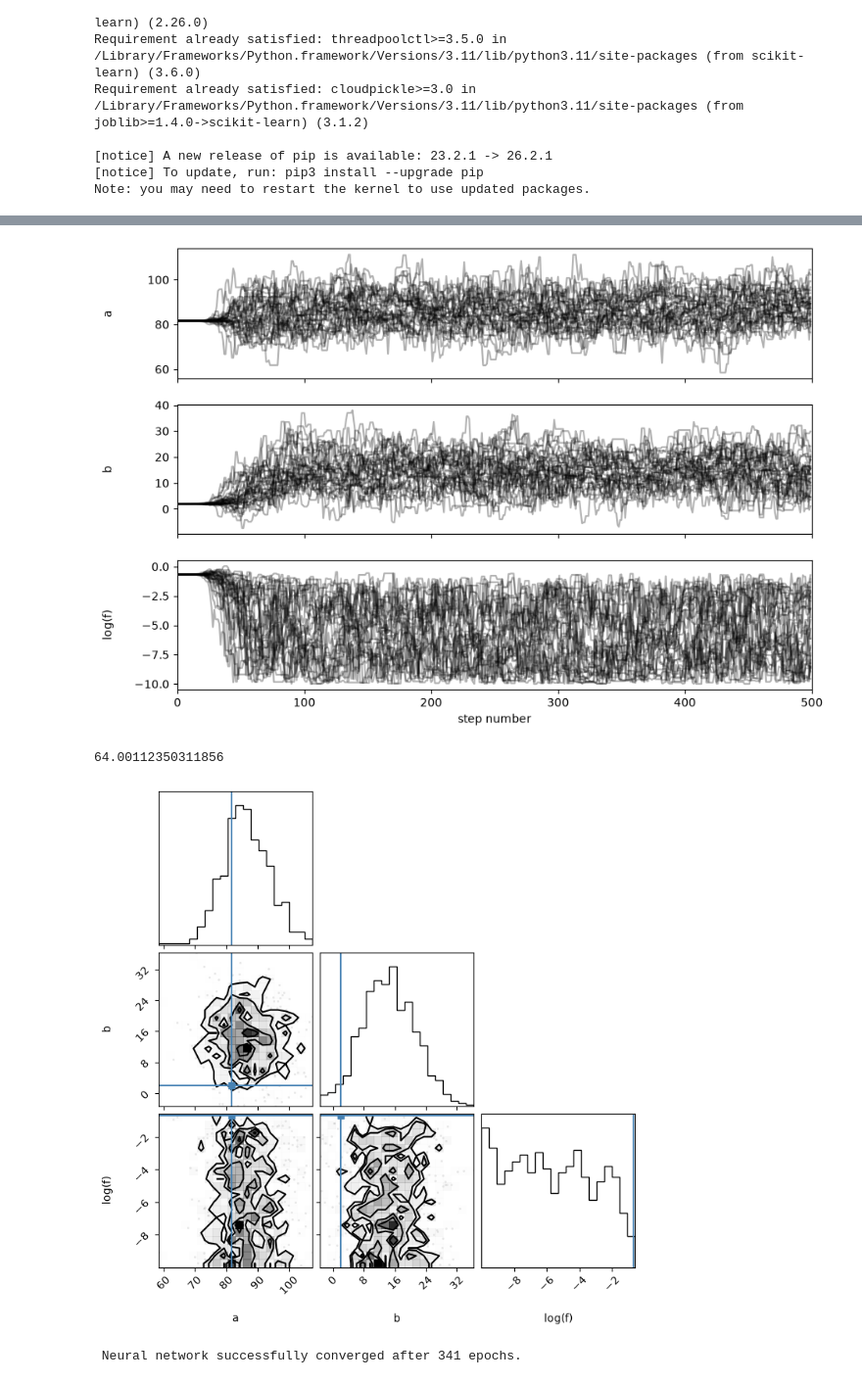
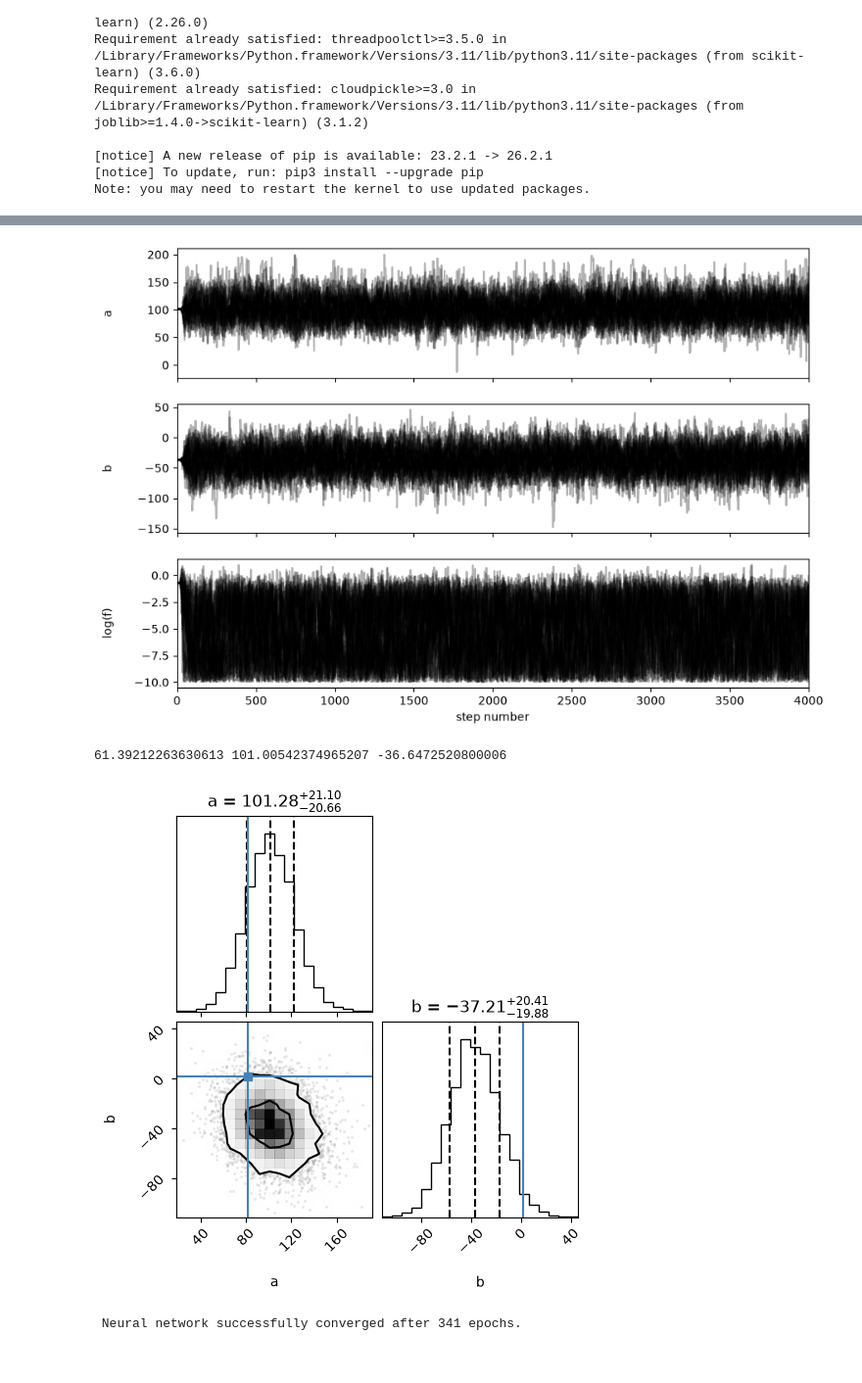
Before and after one commit to jarachisholm/SBI_clustering, a Jupyter notebook: first_notebook.ipynb, the cells around one changed output, grey strips where cells are left out. Shown at 98% size. Saved outputs shown, nothing was run; the diff lists cells and outputs as text; code cells hidden in the pictures.

```diff
--- a/first_notebook.ipynb
+++ b/first_notebook.ipynb
@@ -180,8 +181,8 @@ Note: you may need to restart the kernel to use updated packages.
 # %%
 from sklearn.datasets import make_regression
 
-X, Y = make_regression(n_samples=100, n_features=1, noise=70, random_state=1)
-plt.plot(X[:, 0], Y, 'o', color = 'seagreen')
+X, Y = make_regression(n_samples=10, n_features=1, noise=70, random_state=5)
+plt.errorbar(X[:, 0], Y, yerr=70, fmt='o', color = 'seagreen')
 plt.title('Generated Linear Data')
 plt.xlabel('X (arb)')
 plt.ylabel('Y (arb)')
@@ -263,7 +279,7 @@ y_err = np.std(Y - linear_model(x, *popt))
 sampler = emcee.EnsembleSampler(
     nwalkers, ndim, log_probability, args=(x, Y, y_err)
 )
-sampler.run_mcmc(pos, 500, progress=True)
+sampler.run_mcmc(pos, 4000, progress=True)
 
 fig, axes = plt.subplots(3, figsize=(10, 7), sharex=True)
 samples = sampler.get_chain()
@@ -278,22 +294,22 @@ for i in range(ndim):
 axes[-1].set_xlabel("step number")
 plt.show()
 
-print(y_err)
+print(y_err, a, b)
 # %% [output]
-[figure, old version]
+[figure, new version]
-64.00112350311856
+61.39212263630613 101.00542374965207 -36.6472520800006
 # %%
 #make a corner plot of the MCMC samples
-flat_samples = sampler.get_chain(discard=100, thin=15, flat=True)
+flat_samples = sampler.get_chain(discard=1000, thin=15, flat=True)
 
 #from the fitting
 a_true, b_true = 81.598, 2.027
-labels = ["a", "b", "log(f)"]
-truths = [a_true, b_true, np.log(0.5)]
+labels = ["a", "b",]
+truths = [a_true, b_true]
 
-fig = cp.corner(flat_samples, labels=labels, truths=truths)
+fig = cp.corner(flat_samples[:, :2],labels=labels, truths=truths, levels = [0.393, 0.865], quantiles= [0.16, 0.5, 0.84], title_quantiles=[0.16, 0.5, 0.84], show_titles=True, title_kwargs={"fontsize": 12})
 # %% [output]
-[figure, old version]
+[figure, new version]
 # %%
 #something from sbi packages website
 from sbi.inference import NPE
```
Also changed, not shown: parts of 5 cells of this notebook, 1 other file.
